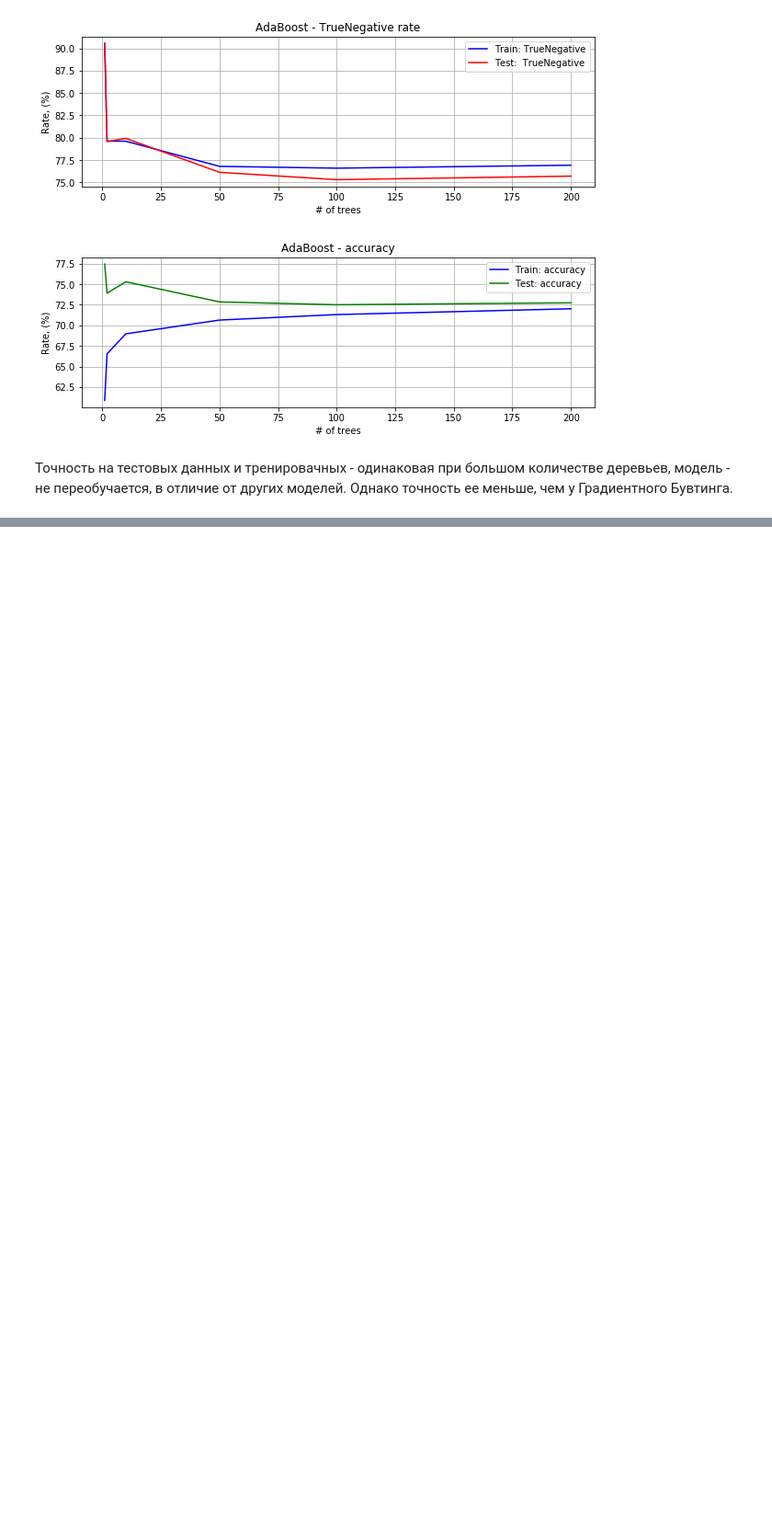
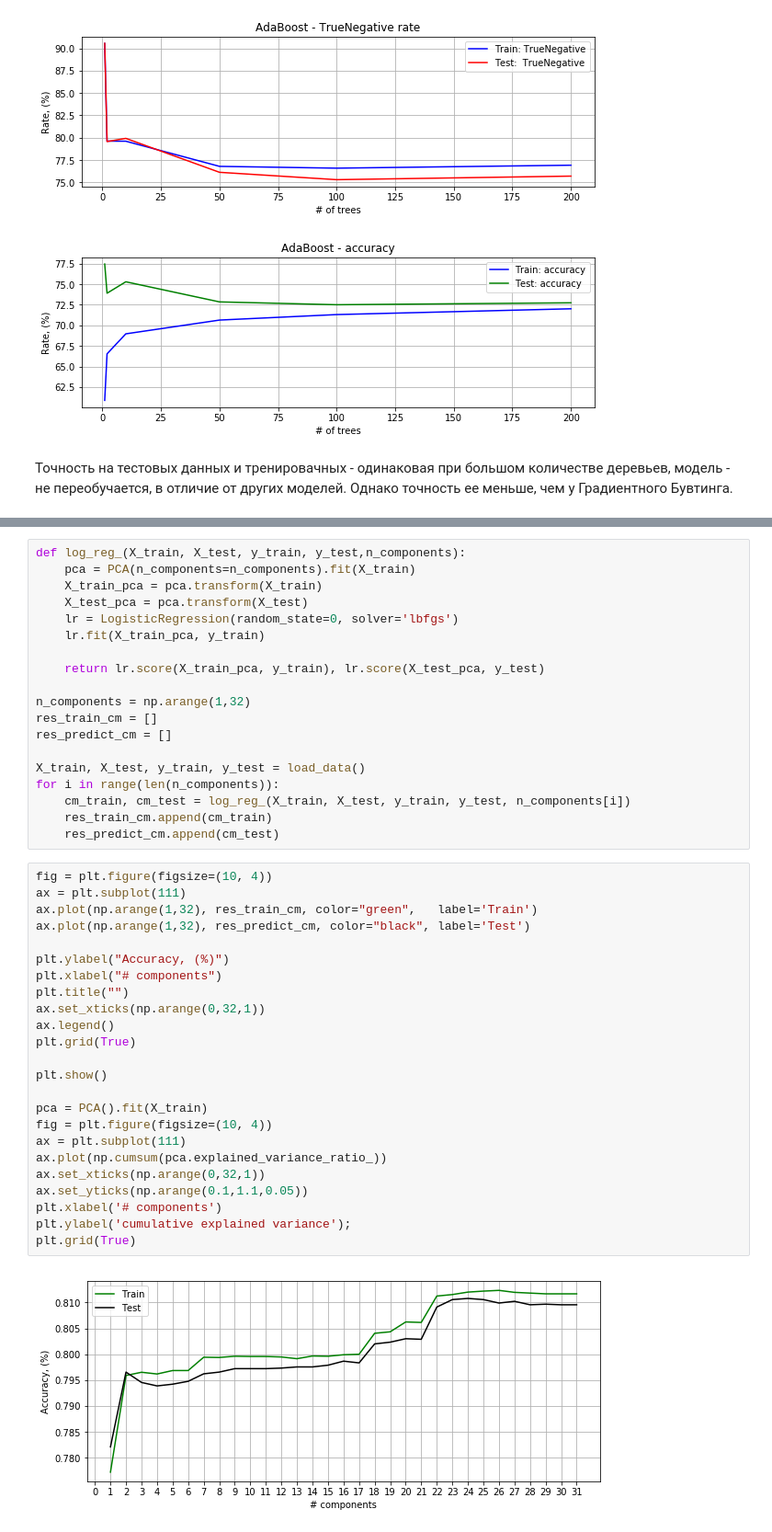
Before and after one commit to SmirnovEgorRu/ml_nngu, a Jupyter notebook: pre-processing.ipynb, the cells around one changed output, grey strips where cells are left out. Shown at 92% size. Saved outputs shown, nothing was run; the diff lists cells and outputs as text; blank space fills up the shorter version.

```diff
--- a/pre-processing.ipynb
+++ b/pre-processing.ipynb
@@ -1080,0 +1134,45 @@ drow(train_tn, train_tp, predcit_tn, predcit_tp, acc_train, acc_test, "AdaBoost"
+# %%
+def log_reg_(X_train, X_test, y_train, y_test,n_components):
+    pca = PCA(n_components=n_components).fit(X_train)
+    X_train_pca = pca.transform(X_train)
+    X_test_pca = pca.transform(X_test)
+    lr = LogisticRegression(random_state=0, solver='lbfgs')
+    lr.fit(X_train_pca, y_train)
+
+    return lr.score(X_train_pca, y_train), lr.score(X_test_pca, y_test)
+
+n_components = np.arange(1,32)
+res_train_cm = []
+res_predict_cm = []
+
+X_train, X_test, y_train, y_test = load_data()
+for i in range(len(n_components)):
+    cm_train, cm_test = log_reg_(X_train, X_test, y_train, y_test, n_components[i])
+    res_train_cm.append(cm_train)
+    res_predict_cm.append(cm_test)
+# %%
+fig = plt.figure(figsize=(10, 4))
+ax = plt.subplot(111)
+ax.plot(np.arange(1,32), res_train_cm, color="green",   label='Train')
+ax.plot(np.arange(1,32), res_predict_cm, color="black", label='Test')
+
+plt.ylabel("Accuracy, (%)")
+plt.xlabel("# components")
+plt.title("")
+ax.set_xticks(np.arange(0,32,1))
+ax.legend()
+plt.grid(True)
+
+plt.show()
+
+pca = PCA().fit(X_train)
+fig = plt.figure(figsize=(10, 4))
+ax = plt.subplot(111)
+ax.plot(np.cumsum(pca.explained_variance_ratio_))
+ax.set_xticks(np.arange(0,32,1))
+ax.set_yticks(np.arange(0.1,1.1,0.05))
+plt.xlabel('# components')
+plt.ylabel('cumulative explained variance');
+plt.grid(True)
+# %% [output]
+[figure, added]
```
Also changed, not shown: parts of 9 cells of this notebook.
